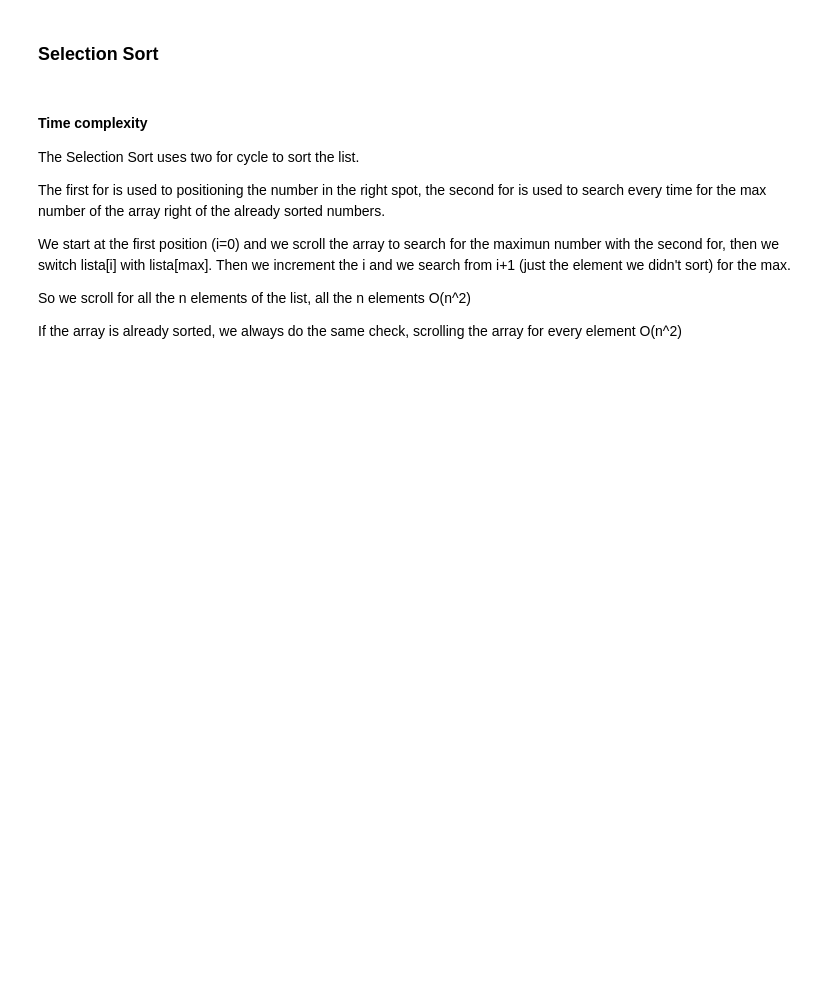
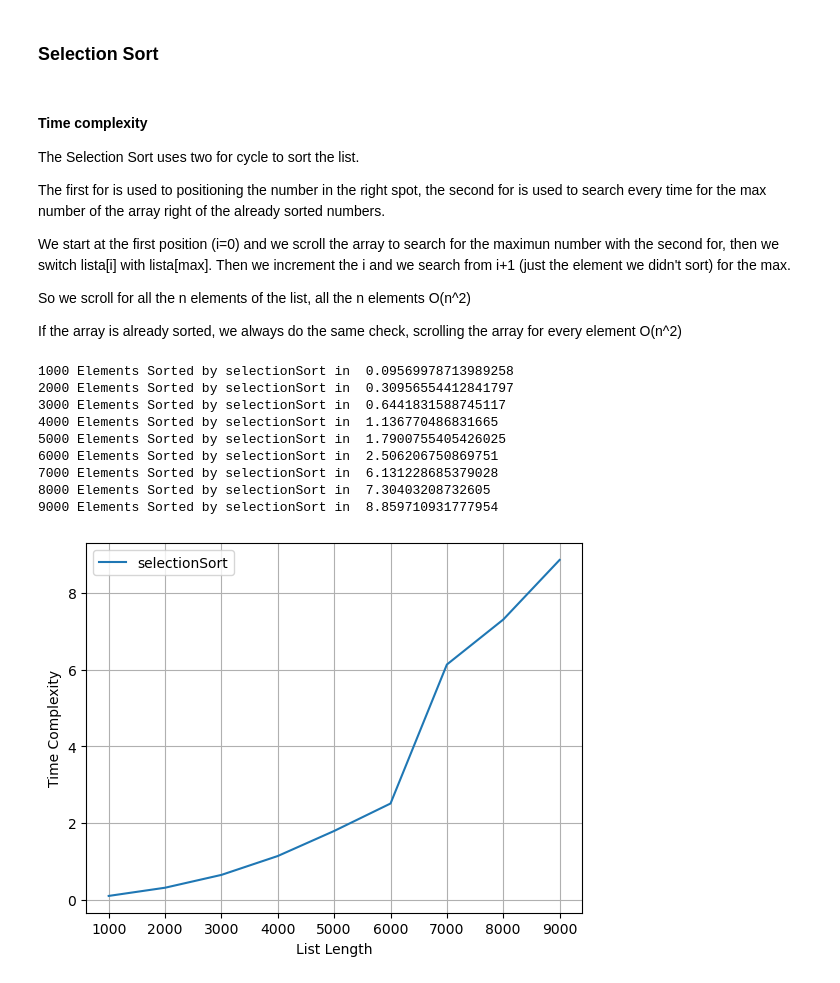
Before and after one commit to sophiaBalestrucci/ADM-HW3, a Jupyter notebook: TheoreticalQuestion.ipynb, the cells around one changed output. Cells and saved outputs as stored; diff of their text form; code cells hidden in the pictures; blank space fills up the shorter version.

```diff
--- a/TheoreticalQuestion.ipynb
+++ b/TheoreticalQuestion.ipynb
@@ -176,3 +244,37 @@ We start at the first position (i=0) and we scroll the array to search for the m
 So we scroll for all the n elements of the list, all the n elements O(n^2)
 
 If the array is already sorted, we always do the same check, scrolling the array for every element O(n^2)
+# %%
+elements = list()
+times = list()
+for i in range(1, 10):
+
+    # generate some integers
+    a = randint(0, 1000 * i, 1000 * i)
+    # print(i)
+    start = time.time()
+    selectionSort(a)
+    end = time.time()
+
+    # print("Sorted list is ", a)
+    print(len(a), "Elements Sorted by selectionSort in ", end-start)
+    elements.append(len(a))
+    times.append(end-start)
+
+plt.xlabel('List Length')
+plt.ylabel('Time Complexity')
+plt.plot(elements, times, label ='selectionSort')
+plt.grid()
+plt.legend()
+plt.show()
+# %% [output]
+1000 Elements Sorted by selectionSort in  0.09569978713989258
+2000 Elements Sorted by selectionSort in  0.30956554412841797
+3000 Elements Sorted by selectionSort in  0.6441831588745117
+4000 Elements Sorted by selectionSort in  1.136770486831665
+5000 Elements Sorted by selectionSort in  1.7900755405426025
+6000 Elements Sorted by selectionSort in  2.506206750869751
+7000 Elements Sorted by selectionSort in  6.131228685379028
+8000 Elements Sorted by selectionSort in  7.30403208732605
+9000 Elements Sorted by selectionSort in  8.859710931777954
+[figure, added]
```
Also changed, not shown: parts of 4 cells of this notebook.
